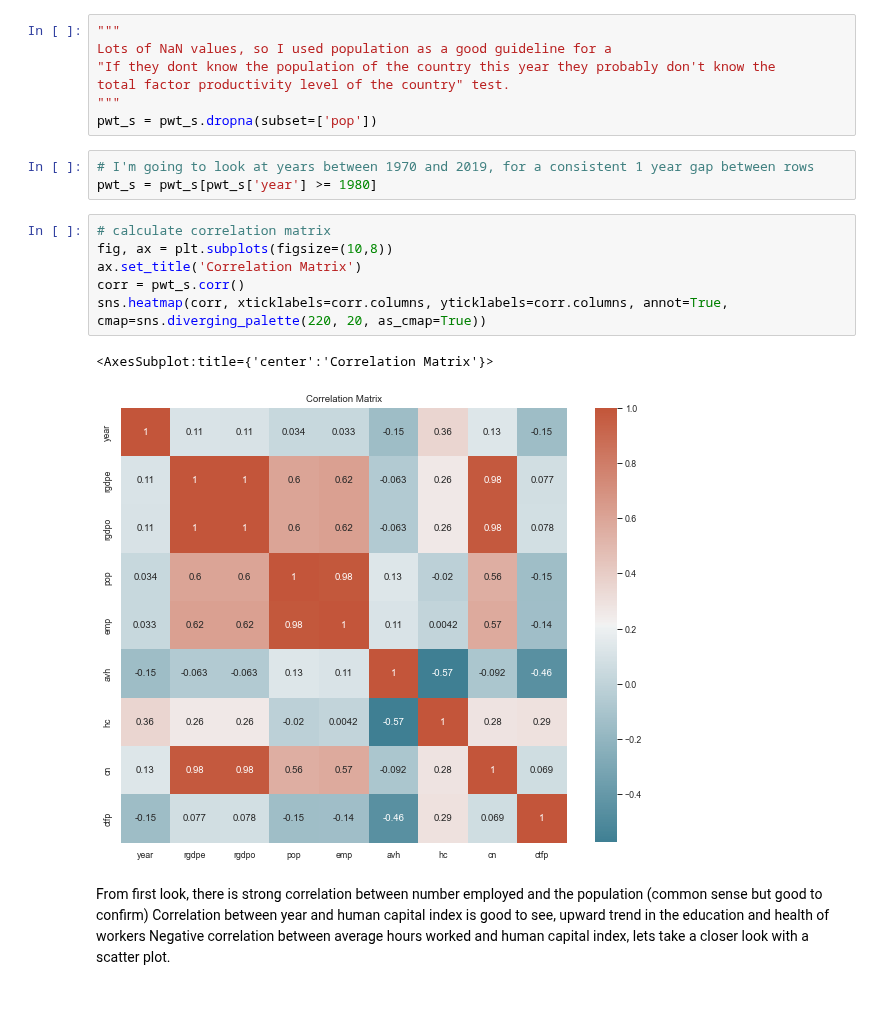
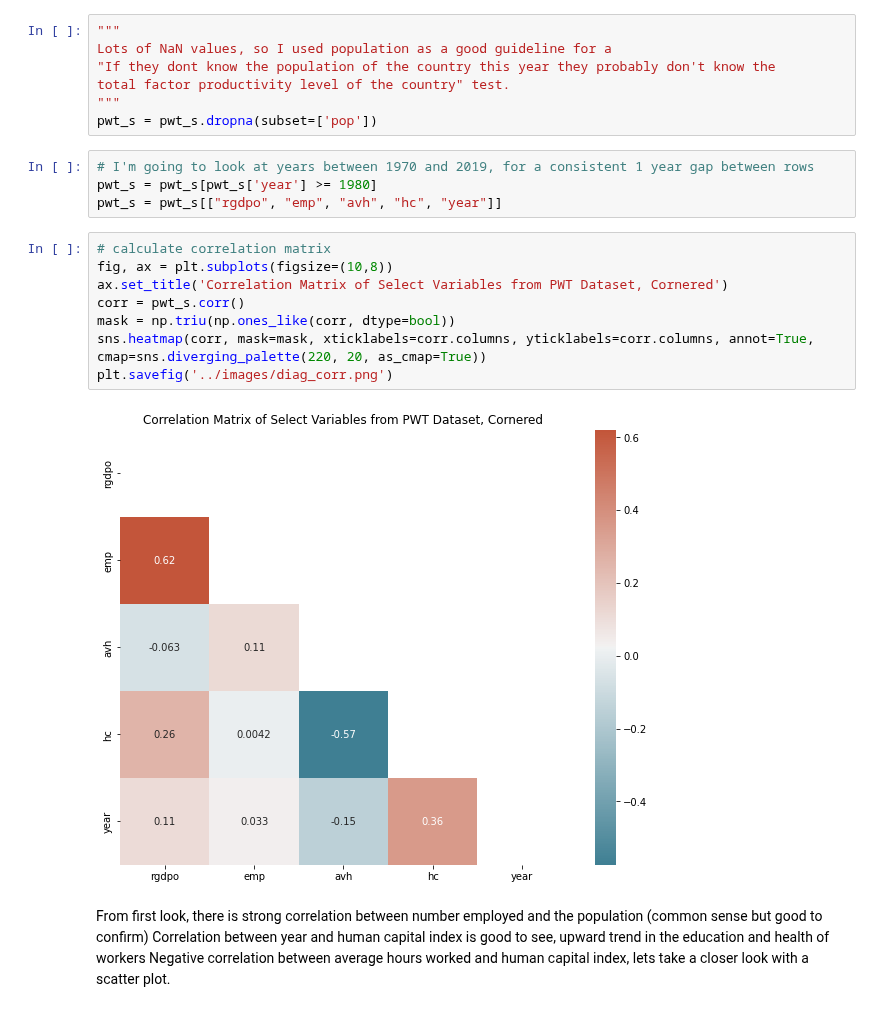
Before and after one commit to ubco-W2022T1-cosc301/project-group17, a Jupyter notebook: notebooks/analysis2.ipynb, the cells around one changed output. Drawn from its saved outputs; the diff is of its cells as text.

```diff
--- a/notebooks/analysis2.ipynb
+++ b/notebooks/analysis2.ipynb
@@ -143,15 +143,17 @@ pwt_s = pwt_s.dropna(subset=['pop'])
 # %%
 # I'm going to look at years between 1970 and 2019, for a consistent 1 year gap between rows
 pwt_s = pwt_s[pwt_s['year'] >= 1980]
+pwt_s = pwt_s[["rgdpo", "emp", "avh", "hc", "year"]]
 # %%
 # calculate correlation matrix
 fig, ax = plt.subplots(figsize=(10,8))
-ax.set_title('Correlation Matrix')
+ax.set_title('Correlation Matrix of Select Variables from PWT Dataset, Cornered')
 corr = pwt_s.corr()
-sns.heatmap(corr, xticklabels=corr.columns, yticklabels=corr.columns, annot=True, cmap=sns.diverging_palette(220, 20, as_cmap=True))
+mask = np.triu(np.ones_like(corr, dtype=bool))
+sns.heatmap(corr, mask=mask, xticklabels=corr.columns, yticklabels=corr.columns, annot=True, cmap=sns.diverging_palette(220, 20, as_cmap=True))
+plt.savefig('../images/diag_corr.png')
 # %% [output]
-<AxesSubplot:title={'center':'Correlation Matrix'}>
-[figure, old version]
+[figure, new version]
 # %% [markdown]
 From first look, there is strong correlation between number employed and the population (common sense but good to confirm)
 Correlation between year and human capital index is good to see, upward trend in the education and health of workers
```
Also changed, not shown: 3 other files.
